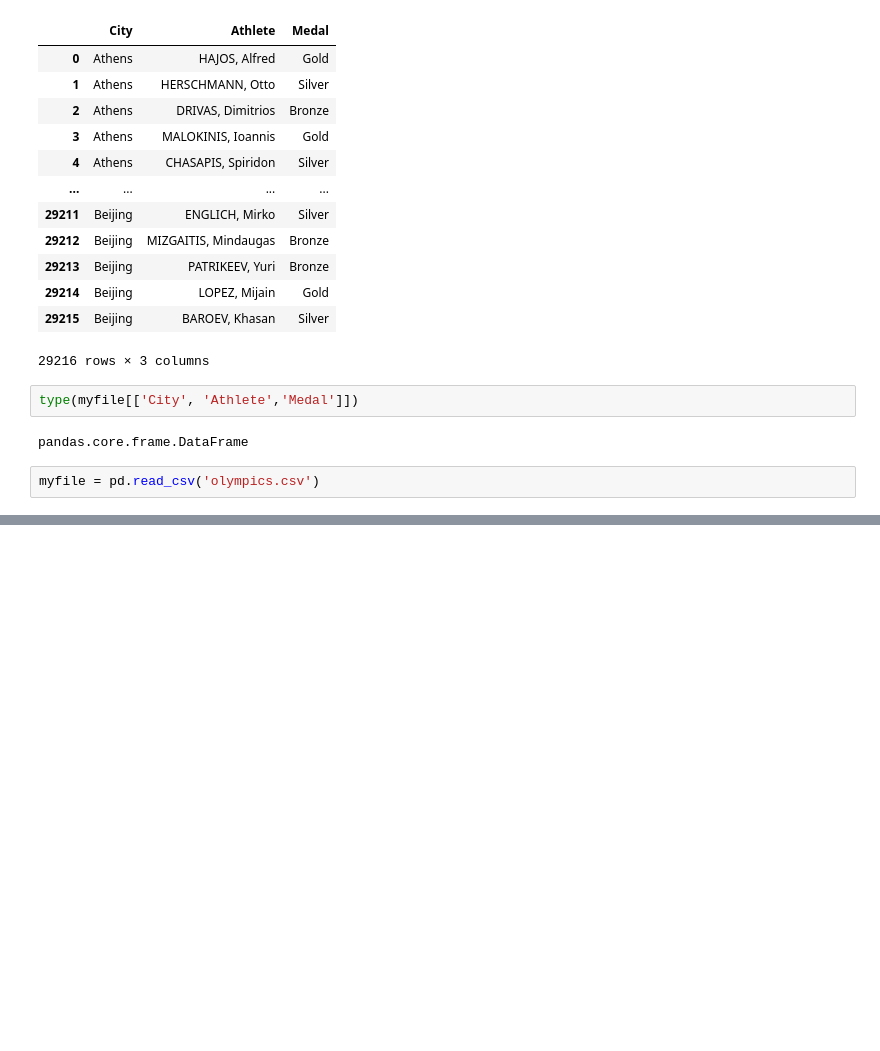
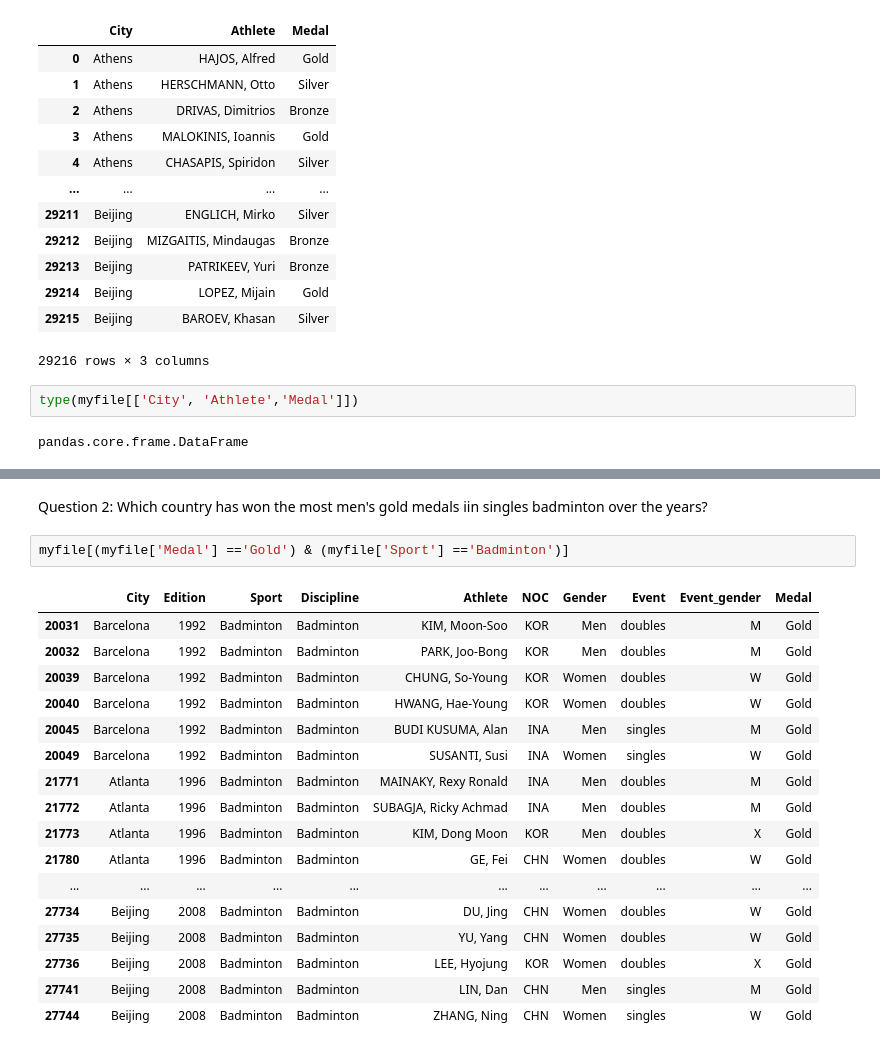
Before and after one commit to dariushazimi/notebooks, a Jupyter notebook: PandasTraining.ipynb, the cells around one changed output, grey strips where cells are left out. Cells and saved outputs as stored; diff of their text form; blank space fills up the shorter version.

```diff
--- a/PandasTraining.ipynb
+++ b/PandasTraining.ipynb
@@ -74,6 +76,4 @@ myfile[['City', 'Athlete','Medal']]
 type(myfile[['City', 'Athlete','Medal']])
 # %% [output]
 pandas.core.frame.DataFrame
-# %%
-myfile = pd.read_csv('olympics.csv')
 # %%
@@ -94,0 +292,22 @@ myfile
+# %% [markdown]
+Question 2: Which country has won the most men's gold medals iin singles badminton over the years?
+# %%
+myfile[(myfile['Medal'] =='Gold') & (myfile['Sport'] =='Badminton')]
+# %% [output]
+|  | City | Edition | Sport | Discipline | Athlete | NOC | Gender | Event | Event_gender | Medal |
+| 20031 | Barcelona | 1992 | Badminton | Badminton | KIM, Moon-Soo | KOR | Men | doubles | M | Gold |
+| 20032 | Barcelona | 1992 | Badminton | Badminton | PARK, Joo-Bong | KOR | Men | doubles | M | Gold |
+| 20039 | Barcelona | 1992 | Badminton | Badminton | CHUNG, So-Young | KOR | Women | doubles | W | Gold |
+| 20040 | Barcelona | 1992 | Badminton | Badminton | HWANG, Hae-Young | KOR | Women | doubles | W | Gold |
+| 20045 | Barcelona | 1992 | Badminton | Badminton | BUDI KUSUMA, Alan | INA | Men | singles | M | Gold |
+| 20049 | Barcelona | 1992 | Badminton | Badminton | SUSANTI, Susi | INA | Women | singles | W | Gold |
+| 21771 | Atlanta | 1996 | Badminton | Badminton | MAINAKY, Rexy Ronald | INA | Men | doubles | M | Gold |
+| 21772 | Atlanta | 1996 | Badminton | Badminton | SUBAGJA, Ricky Achmad | INA | Men | doubles | M | Gold |
+| 21773 | Atlanta | 1996 | Badminton | Badminton | KIM, Dong Moon | KOR | Men | doubles | X | Gold |
+| 21780 | Atlanta | 1996 | Badminton | Badminton | GE, Fei | CHN | Women | doubles | W | Gold |
+| ... | ... | ... | ... | ... | ... | ... | ... | ... | ... | ... |
+| 27734 | Beijing | 2008 | Badminton | Badminton | DU, Jing | CHN | Women | doubles | W | Gold |
+| 27735 | Beijing | 2008 | Badminton | Badminton | YU, Yang | CHN | Women | doubles | W | Gold |
+| 27736 | Beijing | 2008 | Badminton | Badminton | LEE, Hyojung | KOR | Women | doubles | X | Gold |
+| 27741 | Beijing | 2008 | Badminton | Badminton | LIN, Dan | CHN | Men | singles | M | Gold |
+| 27744 | Beijing | 2008 | Badminton | Badminton | ZHANG, Ning | CHN | Women | singles | W | Gold |
```
Also changed, not shown: parts of 37 cells of this notebook.
